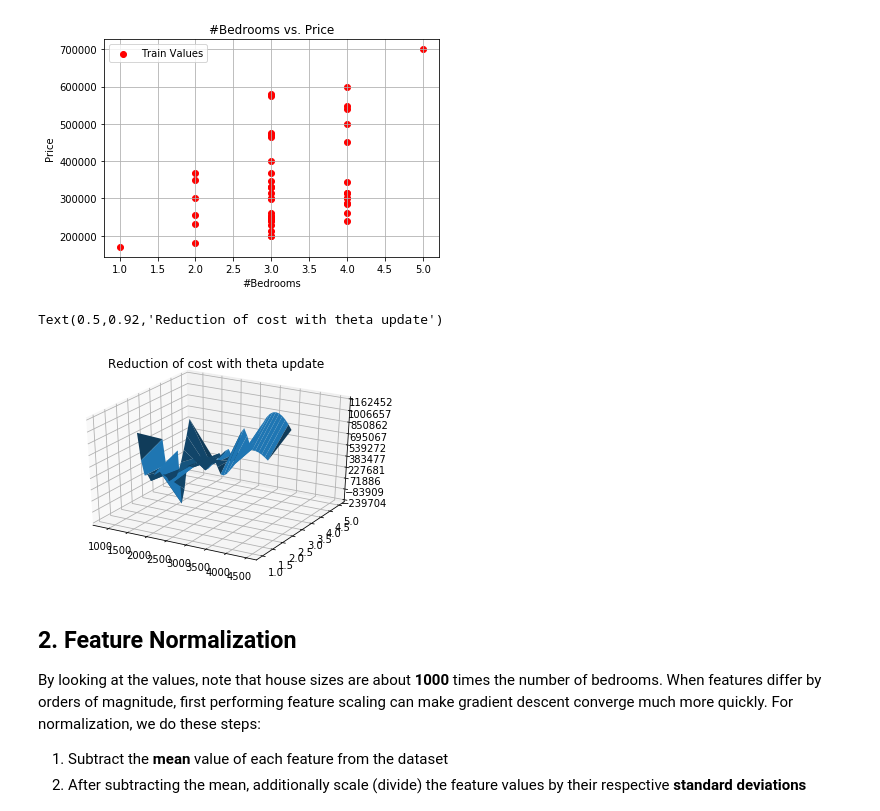
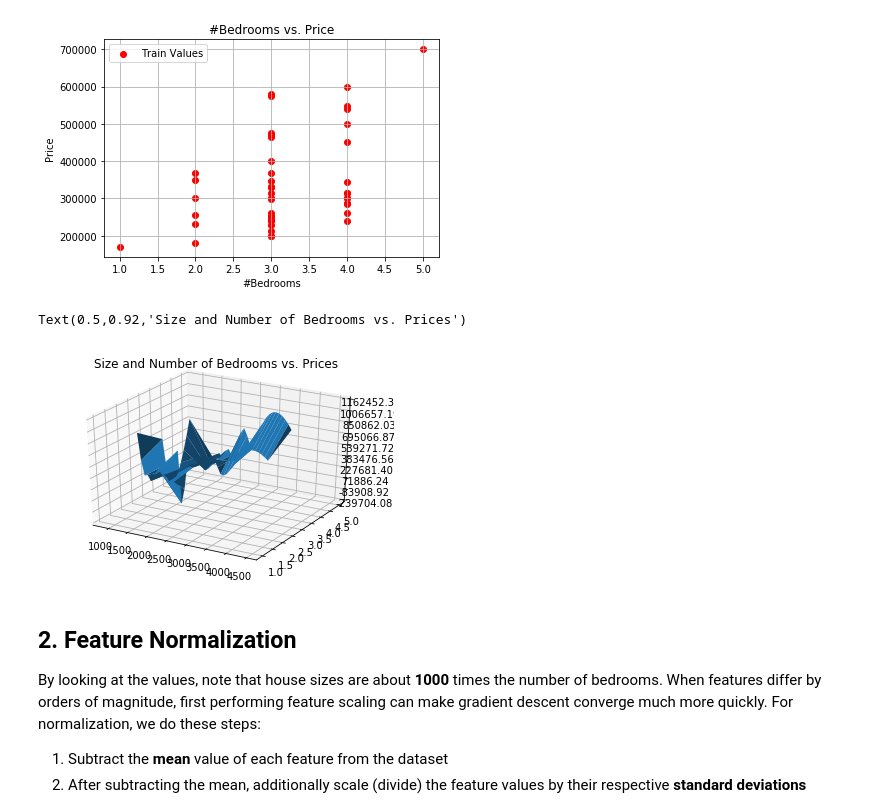
Before and after one commit to Nikronic/Coursera-Machine-Learning, a Jupyter notebook: Assignment_1/Multi Variable Linear Regression.ipynb, the cells around one changed output. Cells and saved outputs as stored; diff of their text form; code cells hidden in the pictures.

```diff
--- a/Assignment_1/Multi Variable Linear Regression.ipynb
+++ b/Assignment_1/Multi Variable Linear Regression.ipynb
@@ -106,36 +106,36 @@ from matplotlib.ticker import LinearLocator, FormatStrFormatter
 from scipy.interpolate import griddata
 
 # copy data
 x_vis = x[:,0]
 y_vis = x[:,1]
 z_vis = y
 
 # create 1D-arrays from the 2D-arrays
 x_vis = x_vis.reshape(m)
 y_vis = y_vis.reshape(m)
 z_vis = z_vis.reshape(m)
 xyz = {'x': x_vis, 'y': y_vis, 'z': z_vis}
 
 # put the data into a pandas DataFrame (this is what my data looks like)
 df = pd.DataFrame(xyz, index=range(len(xyz['x'])))
 
 # re-create the 2D-arrays
 x1 = np.linspace(df['x'].min(), df['x'].max(), len(df['x'].unique()))
 y1 = np.linspace(df['y'].min(), df['y'].max(), len(df['y'].unique()))
 x2, y2 = np.meshgrid(x1, y1)
 z2 = griddata((df['x'], df['y']), df['z'], (x2, y2), method='cubic')
 
 fig = plt.figure()
 ax = fig.gca(projection='3d')
 surf = ax.plot_surface(x2, y2, z2, antialiased=True)
 
 ax.zaxis.set_major_locator(LinearLocator(10))
 ax.zaxis.set_major_formatter(FormatStrFormatter('%.02f'))
 
-plt.title('Reduction of cost with theta update')
+plt.title('Size and Number of Bedrooms vs. Prices')
 # %% [output]
-Text(0.5,0.92,'Reduction of cost with theta update')
+Text(0.5,0.92,'Size and Number of Bedrooms vs. Prices')
-[figure, old version]
+[figure, new version]
 # %% [markdown]
 ## 2. Feature Normalization
  By looking at the values, note that house sizes are about <strong>1000</strong> times the number of bedrooms. When features differ by orders of magnitude, first performing feature scaling can make gradient descent converge much more quickly.
```
Also changed, not shown: parts of 4 cells of this notebook.
